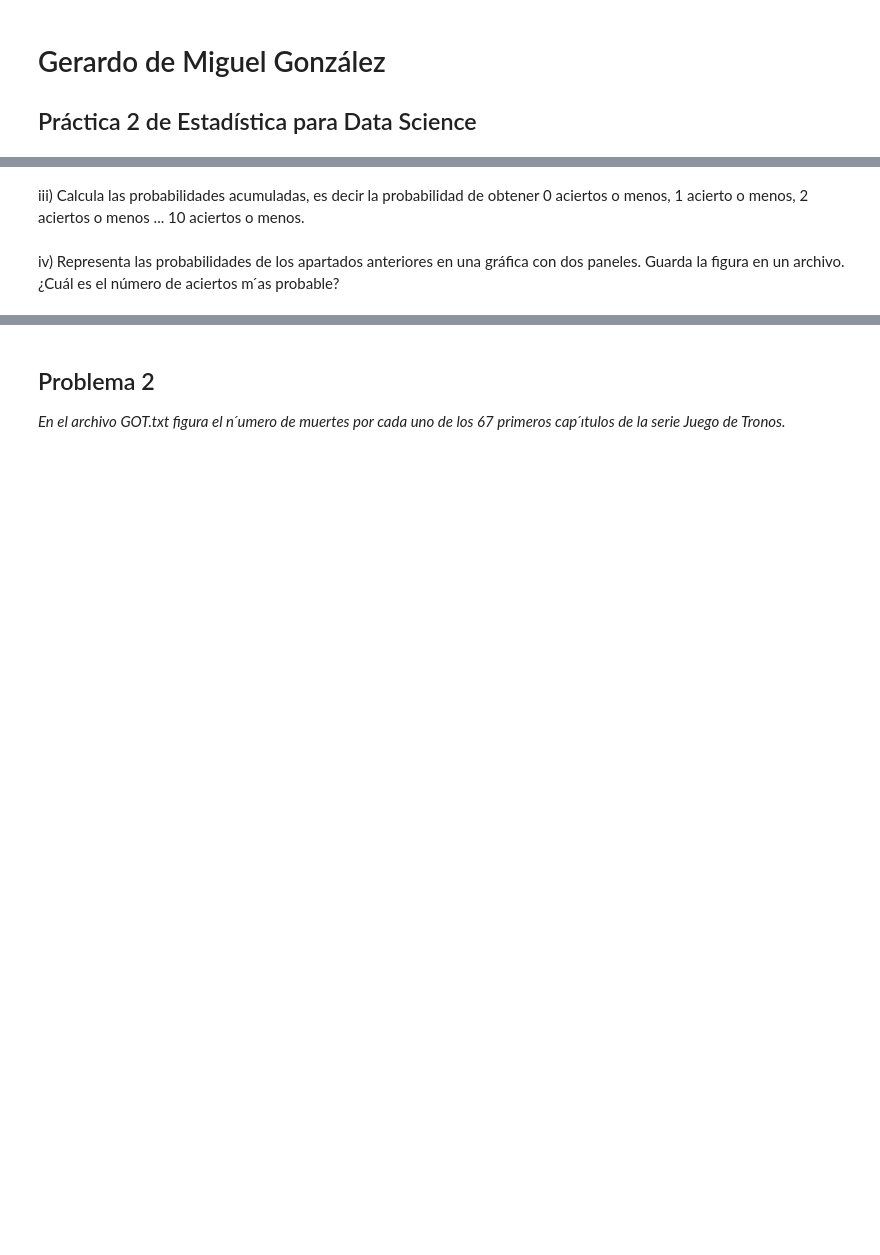
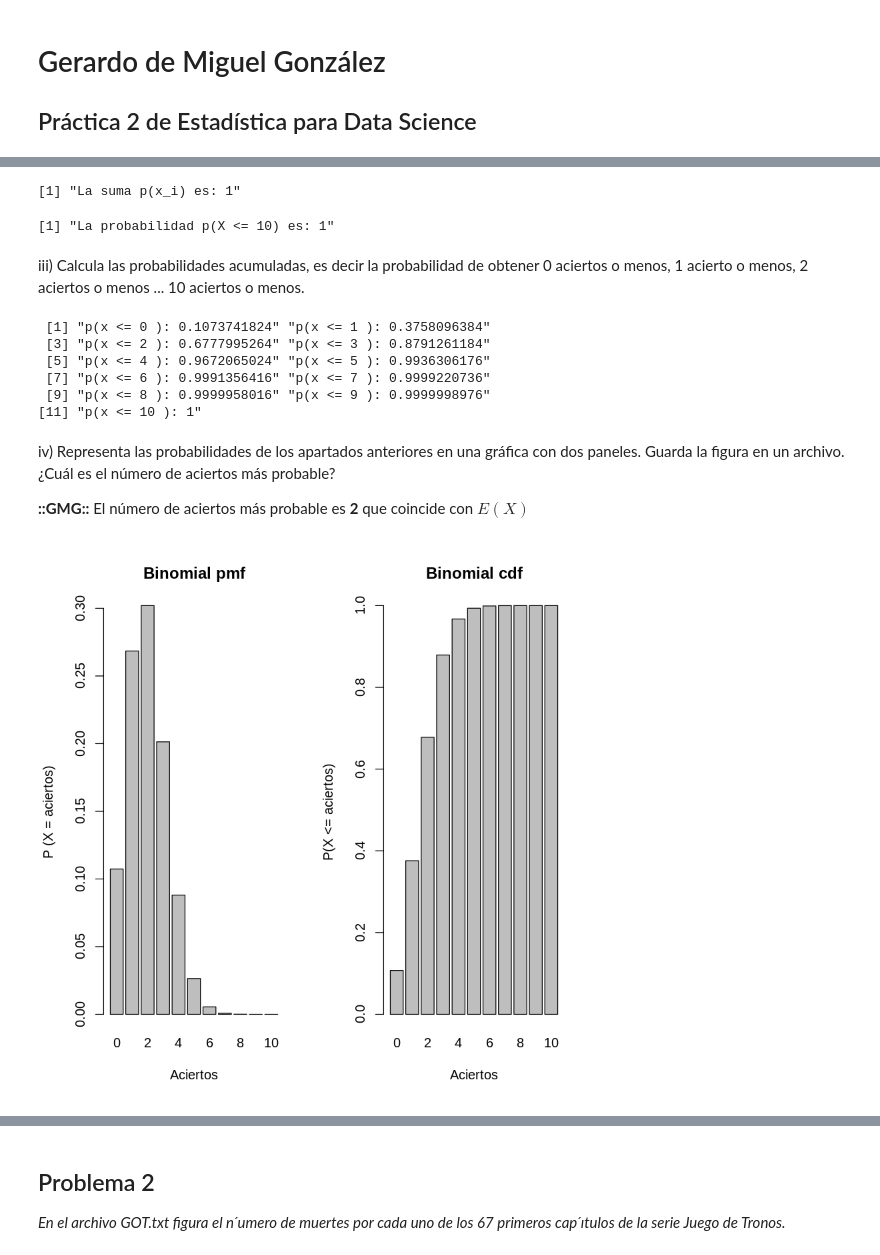
Before and after one commit to yerartdev/uc-m1965-stats, a Jupyter notebook: p2/practica2-gerardo-de-miguel.gonzalez.ipynb, the cells around one changed output, grey strips where cells are left out. Drawn from its saved outputs; the diff is of its cells as text; code cells hidden in the pictures; blank space fills up the shorter version.

```diff
--- a/p2/practica2-gerardo-de-miguel.gonzalez.ipynb
+++ b/p2/practica2-gerardo-de-miguel.gonzalez.ipynb
@@ -13,0 +41,13 @@ once probabilidades que acabas de calcular?
+# %%
+#::GMG::Directamente con las fórmulas de los apuntes
+# número de experimentos de Bernoulli
+n <- 10
+# Probabilidad de éxito por pregunta
+p <- 1/5
+# E(X)
+E.X <-  n * p
+# Var(X)
+Var.X <- n * p * (1-p)
+SD.X = sqrt(Var.X)
+paste('E(X)=', E.X)
+paste('SD(X)=',round(SD.X,3))
@@ -13,0 +57,9 @@ once probabilidades que acabas de calcular?
+# %%
+#::GMG::Si aplicamos la definición de E(X) y SD(X) también se puede calular con R porque es
+#       un sumatorio, i.e. sum() y tenemos la pmf p(x) que es dbinom()
+exitos <- 0:10
+E.X.2 <- sum(exitos*dbinom(x = exitos,size = n,prob = p))
+paste('E(X)=', E.X.2)
+Var.X.2 <- sum(exitos^2*dbinom(x = exitos,size = n,prob = p)) -
+           E.X.2^2
+paste('SD(X)=',round(sqrt(Var.X.2),3))
@@ -13,0 +82,3 @@ once probabilidades que acabas de calcular?
+# %%
+#::GMG::calculamos las probabilidades de eventos individuales
+probabilidades <- dbinom(x = exitos,size = n,prob = p)
@@ -14,5 +95,45 @@ once probabilidades que acabas de calcular?
+# %%
+#::GMG::La suma de las probabilidades de todos los eventos es 1
+suma <- sum(probabilidades)
+paste('La suma p(x_i) es:', suma)
+# %% [output]
+[1] "La suma p(x_i) es: 1"
+# %%
+#::GMG::Cálculo directo con la cdf
+probabilidad <- pbinom(q = 10,size = n,prob = p)
+paste('La probabilidad p(X <= 10) es:', probabilidad)
+# %% [output]
+[1] "La probabilidad p(X <= 10) es: 1"
 # %% [markdown]
 iii) Calcula las probabilidades acumuladas, es decir la probabilidad de obtener 0 aciertos o
 menos, 1 acierto o menos, 2 aciertos o menos ... 10 aciertos o menos.
+# %%
+#::GMG:: uso la cdf aquí para todos los eventos
+p.acumuladas <- pbinom(q = exitos,size = n,prob = p)
+print(paste('p(x <=',exitos,'):',p.acumuladas))
+# %% [output]
+ [1] "p(x <= 0 ): 0.1073741824" "p(x <= 1 ): 0.3758096384"
+ [3] "p(x <= 2 ): 0.6777995264" "p(x <= 3 ): 0.8791261184"
+ [5] "p(x <= 4 ): 0.9672065024" "p(x <= 5 ): 0.9936306176"
+ [7] "p(x <= 6 ): 0.9991356416" "p(x <= 7 ): 0.9999220736"
+ [9] "p(x <= 8 ): 0.9999958016" "p(x <= 9 ): 0.9999998976"
+[11] "p(x <= 10 ): 1"
 # %% [markdown]
-iv) Representa las probabilidades de los apartados anteriores en una gráfica con dos paneles. Guarda la figura en un archivo. ¿Cuál es el número de aciertos m ́as probable?
+iv) Representa las probabilidades de los apartados anteriores en una gráfica con dos paneles. Guarda la figura en un archivo. ¿Cuál es el número de aciertos más probable?
+
+**::GMG::** El número de aciertos más probable es **2** que coincide con $E \left( X \right)$
+# %%
+#::GMG::Hemos aprendido en clase que para representar valores discretos de forma gráfica
+#       tenemos barplot
+# https://stackoverflow.com/questions/17759540/r-graph-of-binomial-distribution
+par(mfrow=c(1,2))
+barplot(probabilidades, names.arg = exitos,
+        xlab = "Aciertos",
+        ylab = "P (X = aciertos)",
+        main = "Binomial pmf")
+barplot(p.acumuladas, names.arg = exitos,
+        xlab = "Aciertos",
+        ylab = "P(X <= aciertos)",
+        main = "Binomial cdf")
+# %% [output]
+[figure, added]
```
Also changed, not shown: parts of 13 cells of this notebook.
